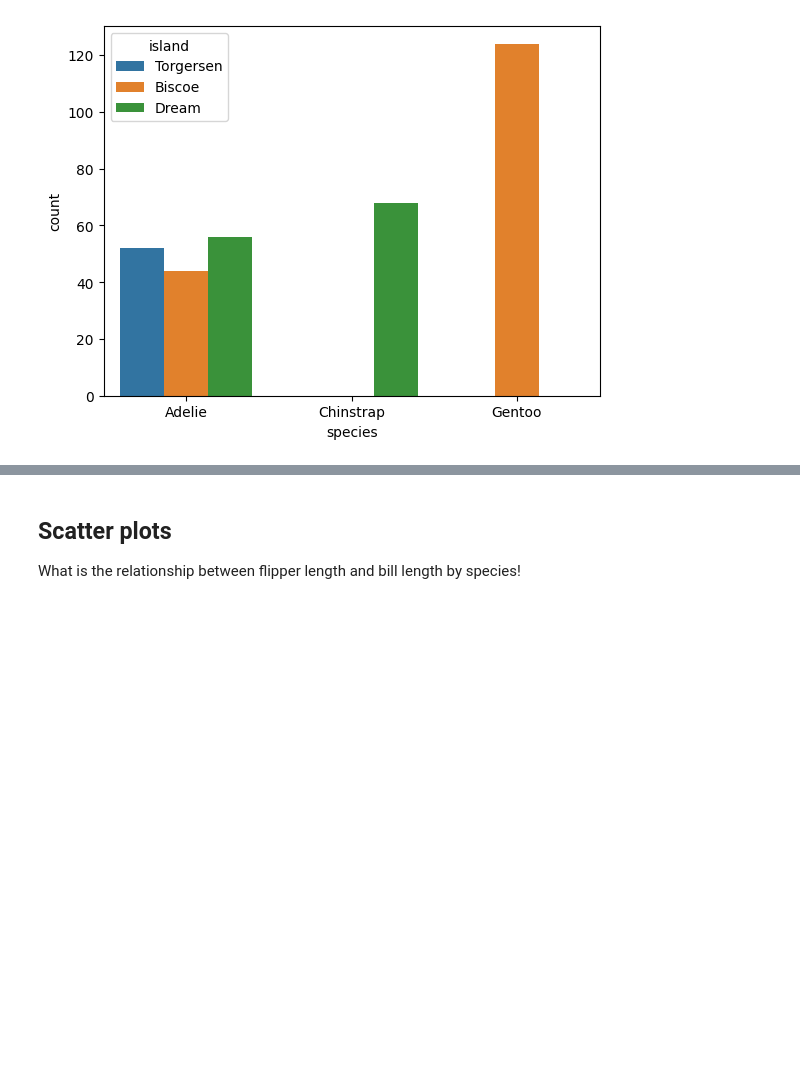
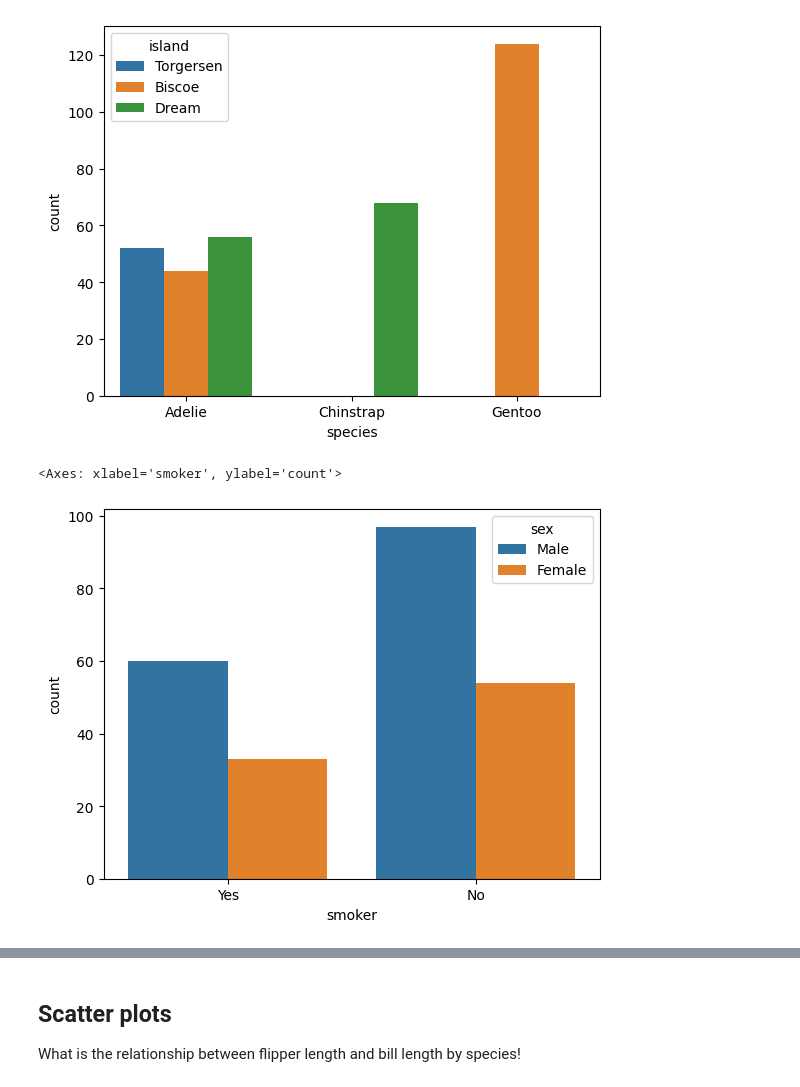
Before and after one commit to ist256/spring2026, a Jupyter notebook: lessons/12-Visualization/SmallGroup-Visualization.ipynb, the cells around one changed output, grey strips where cells are left out. Cells and saved outputs as stored; diff of their text form; code cells hidden in the pictures; blank space fills up the shorter version.

```diff
--- a/lessons/12-Visualization/SmallGroup-Visualization.ipynb
+++ b/lessons/12-Visualization/SmallGroup-Visualization.ipynb
@@ -96,6 +114,10 @@ sns.barplot(data=pengo, x="species", y="count", hue="island", estimator="sum")
 # %%
 # PROMPT 5
 # get a count of tips by sex and smoker
+sns.barplot(data = tips, x = "smoker", hue="sex", y="count", estimator="sum")
+# %% [output]
+<Axes: xlabel='smoker', ylabel='count'>
+[figure, added]
 # %%
 # PROMPT 6
 # get a count of tips by day and time. Explain why the data appears as it does!
```
Also changed, not shown: parts of 31 cells of this notebook.
